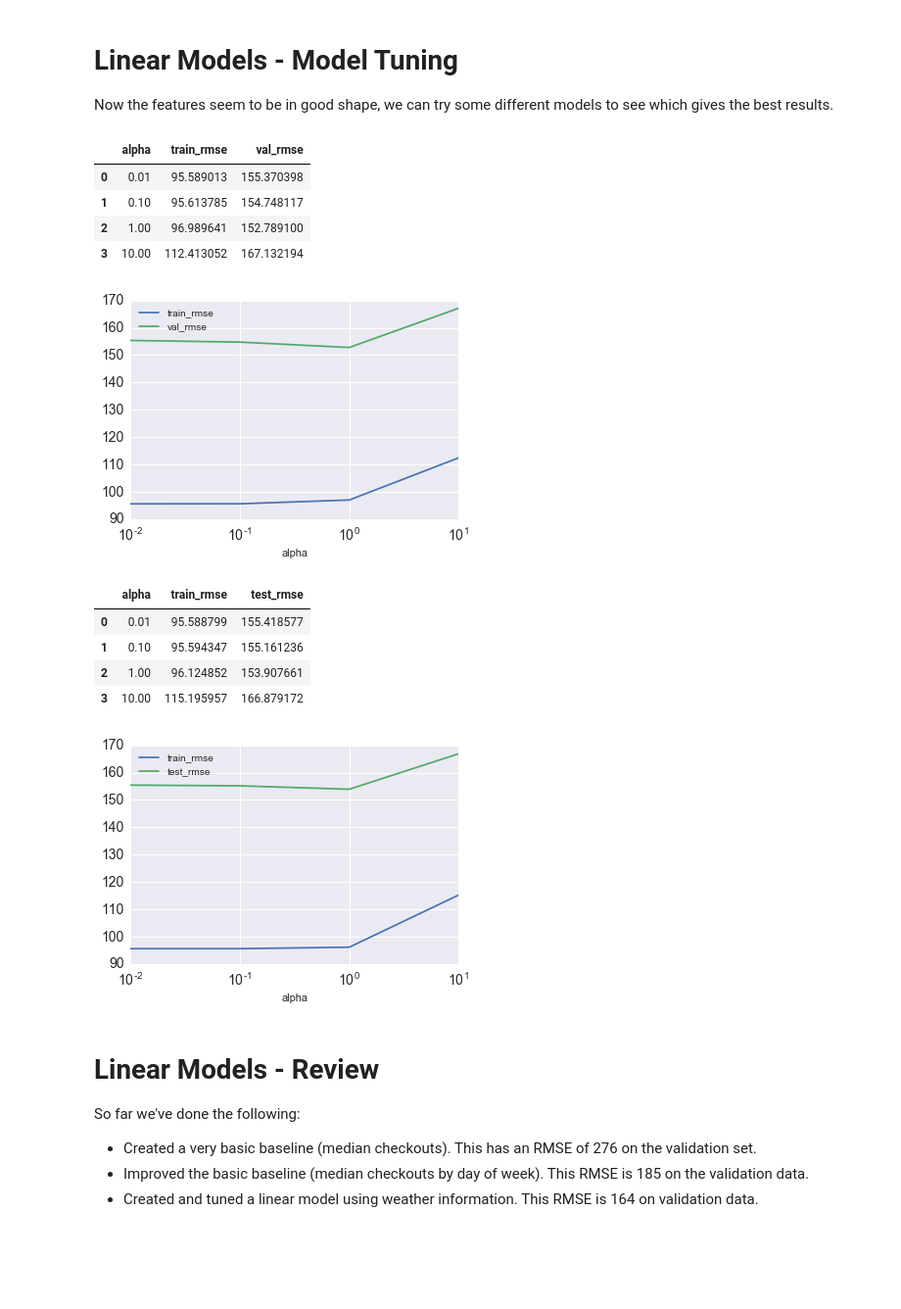
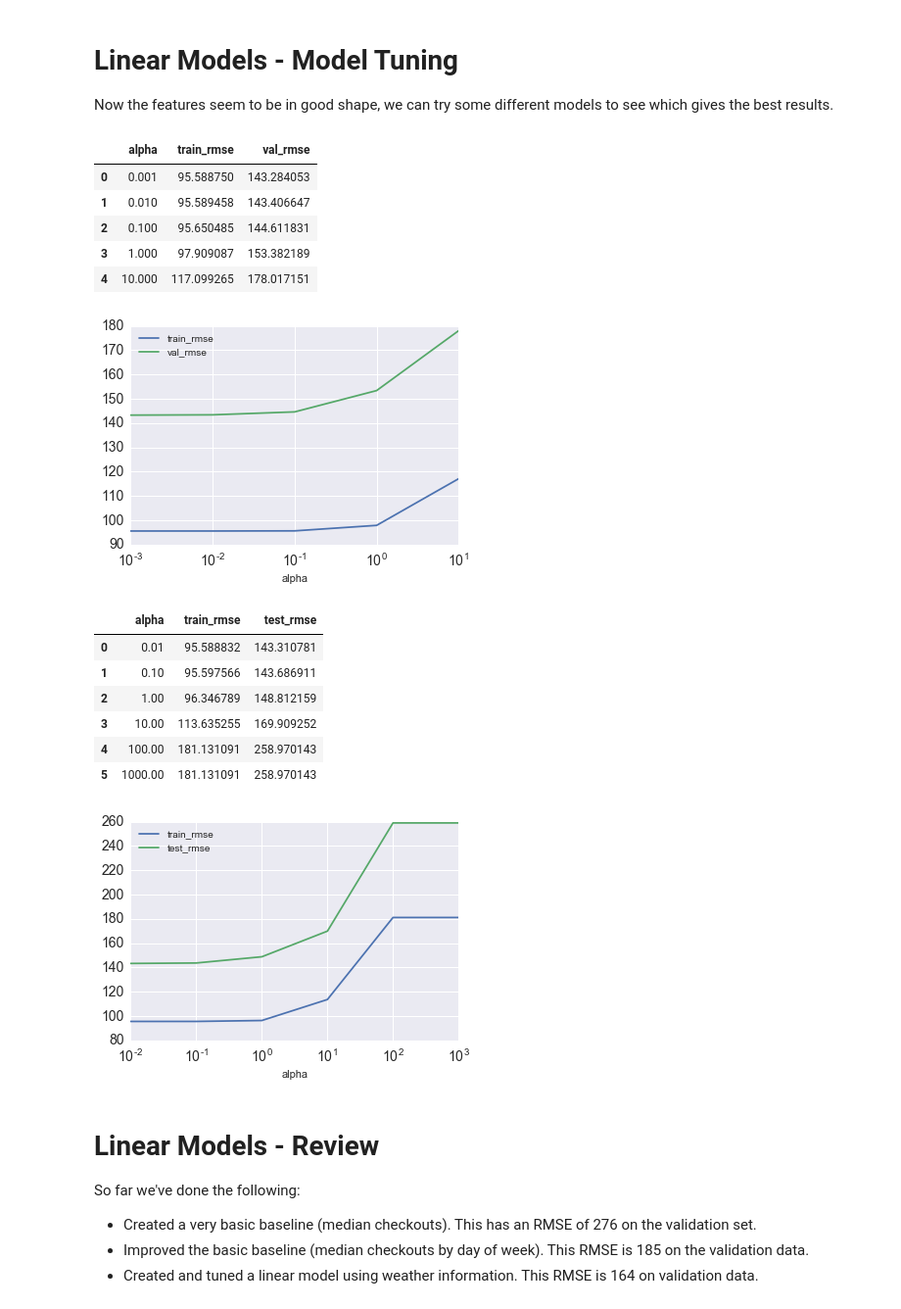
Before and after one commit to timgasser/bcycle-austin, a Jupyter notebook: notebooks/bcycle_daily_rental_models.ipynb, the cells around one changed output. Shown at 98% size. Cells and saved outputs as stored; diff of their text form; code cells hidden in the pictures; blank space fills up the shorter version.

```diff
--- a/notebooks/bcycle_daily_rental_models.ipynb
+++ b/notebooks/bcycle_daily_rental_models.ipynb
@@ -328,7 +328,7 @@ def reg_x_y_split(df, target_col, ohe_cols=None, z_norm_cols=None, minmax_norm_c
     if minmax_norm_cols is not None:
         for col in minmax_norm_cols:
             mms = MinMaxScaler()
-            mms_col = mms.fit_transform(df_X[col].values)
+            mms_col = mms.fit_transform(df_X[col])
             mms_col = mms_col[:, np.newaxis]
             df_out[col] = mms_col
             if X is None:
@@ -592,8 +641,12 @@ ax.tick_params(axis='y', labelsize=13)
 GOOD_COLS = ['rentals', 'max_temp', 'min_temp', 'max_gust', 'precipitation',
         'cloud_pct', 'thunderstorm', 'dayofweek', 'weekend', 'weekday']
 
-X_train, y_train, train_df = reg_x_y_split(train_weather_df[GOOD_COLS], target_col='rentals', ohe_cols=['dayofweek'])
-X_val, y_val, val_df = reg_x_y_split(val_weather_df[GOOD_COLS], target_col='rentals', ohe_cols=['dayofweek'])
+X_train, y_train, train_df = reg_x_y_split(train_weather_df[GOOD_COLS], target_col='rentals', ohe_cols=['dayofweek'],
+                                          z_norm_cols=['max_temp', 'min_temp', 'max_gust'],
+                                          minmax_norm_cols=['cloud_pct', 'precipitation'])
+X_val, y_val, val_df = reg_x_y_split(val_weather_df[GOOD_COLS], target_col='rentals', ohe_cols=['dayofweek'],
+                                     z_norm_cols=['max_temp', 'min_temp', 'max_gust'],
+                                     minmax_norm_cols=['cloud_pct', 'precipitation'])
 
 print('train_df columns: {}'.format(train_df.columns))
 print('X_train shape: {}, y_train shape: {}'.format(X_train.shape, y_train.shape))
@@ -649,7 +702,7 @@ Now the features seem to be in good shape, we can try some different models to s
 # %%
 from sklearn.linear_model import Ridge
 
-alphas = [0.01, 0.1, 1.0, 10.0]
+alphas = [0.001, 0.01, 0.1, 1.0, 10.0]
 ridge_cv_scores = dict()
 
 for alpha in alphas:
@@ -669,39 +722,42 @@ ridge_cv_df.plot.line(x='alpha', y=['train_rmse', 'val_rmse'], logx=True)
 ridge_cv_df
 # %% [output]
 |  | alpha | train_rmse | val_rmse |
-| 0 | 0.01 | 95.589013 | 155.370398 |
-| 1 | 0.10 | 95.613785 | 154.748117 |
-| 2 | 1.00 | 96.989641 | 152.789100 |
-| 3 | 10.00 | 112.413052 | 167.132194 |
+| 0 | 0.001 | 95.588750 | 143.284053 |
+| 1 | 0.010 | 95.589458 | 143.406647 |
+| 2 | 0.100 | 95.650485 | 144.611831 |
+| 3 | 1.000 | 97.909087 | 153.382189 |
+| 4 | 10.000 | 117.099265 | 178.017151 |
-[figure, old version]
+[figure, new version]
 # %%
 from sklearn.linear_model import Lasso
 
-alphas = [0.01, 0.1, 1.0, 10.0]
+alphas = [0.01, 0.1, 1.0, 10.0, 100.0, 1000.0]
 ridge_cv_scores = dict()
 
 for alpha in alphas:
     reg = Lasso(alpha=alpha, max_iter=10000)
     reg.fit(X_train, y_train)
     y_train_pred = reg.predict(X_train)
     train_rmse = np.sqrt(mean_squared_error(y_train, y_train_pred))
 
     y_val_pred = reg.predict(X_val)
     val_rmse = np.sqrt(mean_squared_error(y_val, y_val_pred))
 
     ridge_cv_scores[alpha] = (train_rmse, val_rmse)
 
 lasso_cv_df = pd.DataFrame(ridge_cv_scores).transpose().reset_index()
 lasso_cv_df.columns = ['alpha', 'train_rmse', 'test_rmse']
 lasso_cv_df.plot.line(x='alpha', y=['train_rmse', 'test_rmse'], logx=True)
 lasso_cv_df
 # %% [output]
 |  | alpha | train_rmse | test_rmse |
-| 0 | 0.01 | 95.588799 | 155.418577 |
-| 1 | 0.10 | 95.594347 | 155.161236 |
-| 2 | 1.00 | 96.124852 | 153.907661 |
-| 3 | 10.00 | 115.195957 | 166.879172 |
+| 0 | 0.01 | 95.588832 | 143.310781 |
+| 1 | 0.10 | 95.597566 | 143.686911 |
+| 2 | 1.00 | 96.346789 | 148.812159 |
+| 3 | 10.00 | 113.635255 | 169.909252 |
+| 4 | 100.00 | 181.131091 | 258.970143 |
+| 5 | 1000.00 | 181.131091 | 258.970143 |
-[figure, old version]
+[figure, new version]
 # %% [markdown]
 # Linear Models - Review
 
```
Also changed, not shown: parts of 8 cells of this notebook, 2 other files.
